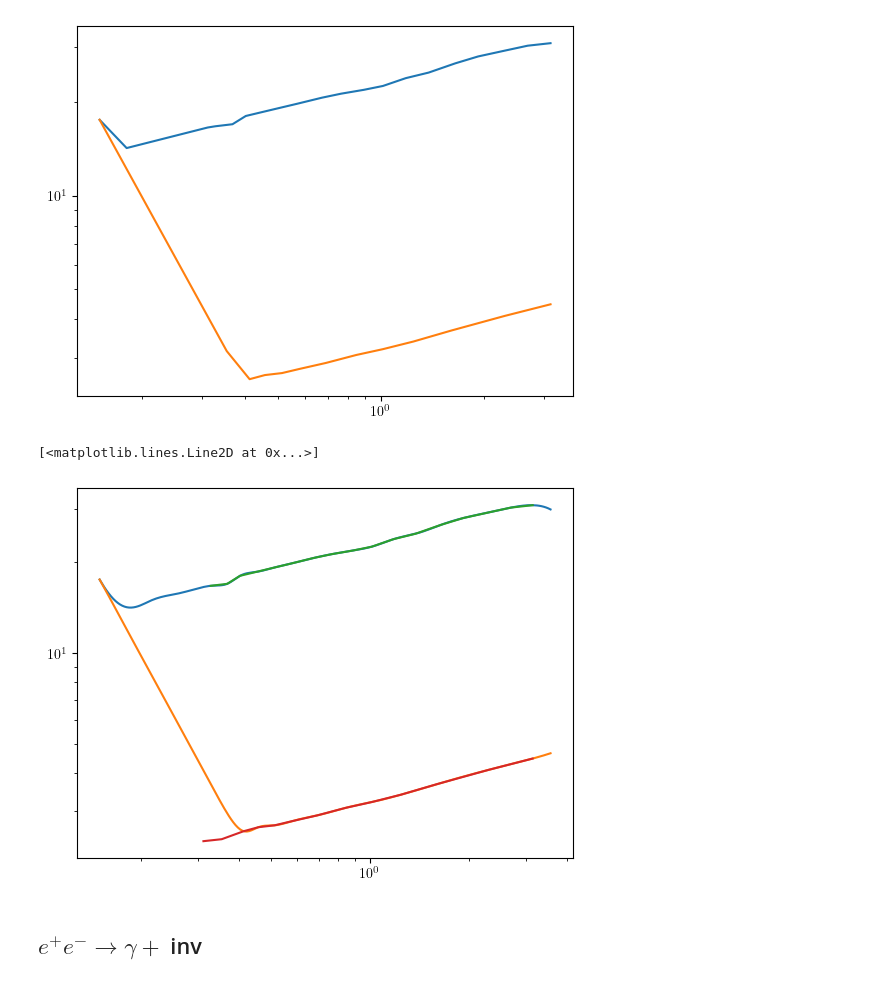
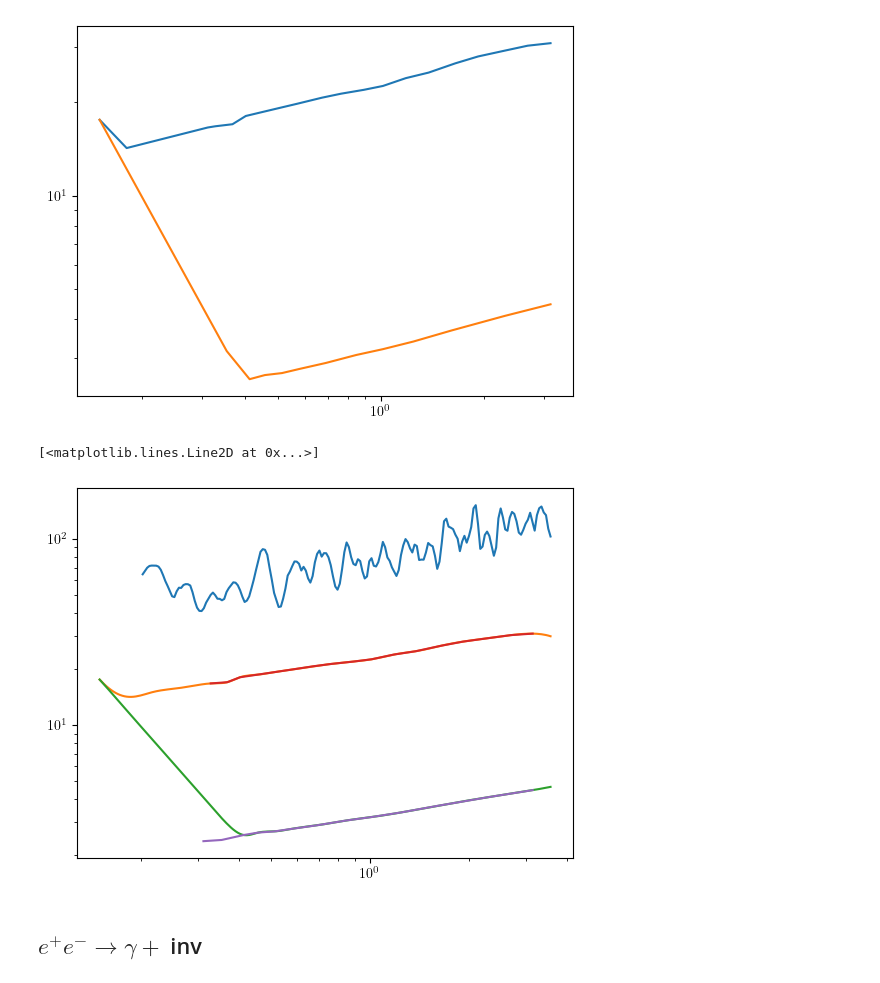
Before and after one commit to Jorge-Alda/tauALPs, a Jupyter notebook: ALP/BelleII/belleII_c0.ipynb, the cells around one changed output. Drawn from its saved outputs; the diff is of its cells as text; code cells hidden in the pictures.

```diff
--- a/ALP/BelleII/belleII_c0.ipynb
+++ b/ALP/BelleII/belleII_c0.ipynb
@@ -98,6 +98,7 @@ ax.set_yscale('log')
 # %% [markdown]
 ## $e^+e^-\to 3\gamma$
 # %%
+df_3gamma_445pb = pd.read_csv('3gamma_445pb.csv')
 df_3gamma_20fb = pd.read_csv('3gamma_20fb.csv')
 df_3gamma_50ab = pd.read_csv('3gamma_50ab.csv')
 # %%
@@ -137,6 +139,10 @@ plt.axvline(0.15)
 <matplotlib.lines.Line2D at 0x...>
 [figure]
 # %%
+ctau_3gamma_445pb = []
+for i, ma in enumerate(df_3gamma_445pb.sort_values(by='ma_GeV')['ma_GeV']):
+    ctau_3gamma_445pb.append(max(coupling_length_ALP(1, ma), df_3gamma_445pb['gtau'][i]/(mtau*1e-6)/6))
+
 ctau_3gamma_20fb = []
 for ma in np.logspace(np.log10(0.15), np.log10(0.95*np.min(df_3gamma_20fb_clean['ma_GeV'])), 5):
     ctau_3gamma_20fb.append(max(coupling_length_ALP(1, ma), interp_3gamma_20fb(ma)))
@@ -155,19 +161,29 @@ plt.loglog(list(np.logspace(np.log10(0.15), np.log10(0.95*np.min(df_3gamma_50ab_
 [<matplotlib.lines.Line2D at 0x...>]
 [figure]
 # %%
+interp_3gamma_445pb = CubicSpline(df_3gamma_445pb.sort_values(by='ma_GeV')['ma_GeV'], ctau_3gamma_445pb)
+def interp2_3gamma_445pb(ma):
+    if ma < min(df_3gamma_445pb['ma_GeV']):
+        return np.nan
+    if ma > max(df_3gamma_445pb['ma_GeV']):
+        return np.nan
+    return interp_3gamma_445pb(ma)
+
 interp2_3gamma_20fb = CubicSpline(list(np.logspace(np.log10(0.15), np.log10(0.95*np.min(df_3gamma_20fb_clean['ma_GeV'])), 5))+list(df_3gamma_20fb_clean['ma_GeV']), ctau_3gamma_20fb)
 
 interp2_3gamma_50ab = CubicSpline(list(np.logspace(np.log10(0.15), np.log10(0.95*np.min(df_3gamma_50ab_clean['ma_GeV'])), 5))+list(df_3gamma_50ab_clean['ma_GeV']), ctau_3gamma_50ab)
 # %%
+plt.loglog(np.logspace(np.log10(0.15), np.log10(2e-3*mtau), 200), [interp2_3gamma_445pb(ma) for ma in np.logspace(np.log10(0.15), np.log10(2e-3*mtau), 200)])
+
 plt.loglog(np.logspace(np.log10(0.15), np.log10(2e-3*mtau), 200), [interp2_3gamma_20fb(ma) for ma in np.logspace(np.log10(0.15), np.log10(2e-3*mtau), 200)])
 
 plt.loglog(np.logspace(np.log10(0.15), np.log10(2e-3*mtau), 200), [interp2_3gamma_50ab(ma) for ma in np.logspace(np.log10(0.15), np.log10(2e-3*mtau), 200)])
 
 plt.loglog(df_3gamma_20fb_clean['ma_GeV'], df_3gamma_20fb_clean['gtau']/(mtau*1e-6)/6)
 plt.loglog(df_3gamma_50ab_clean['ma_GeV'], df_3gamma_50ab_clean['gtau']/(mtau*1e-6)/6)
 # %% [output]
 [<matplotlib.lines.Line2D at 0x...>]
-[figure, old version]
+[figure, new version]
 # %%
 pd.DataFrame({
     'ma_GeV': np.logspace(np.log10(0.15), np.log10(2e-3*mtau), 200),
```
Also changed, not shown: parts of 9 cells of this notebook, 30 other files.
